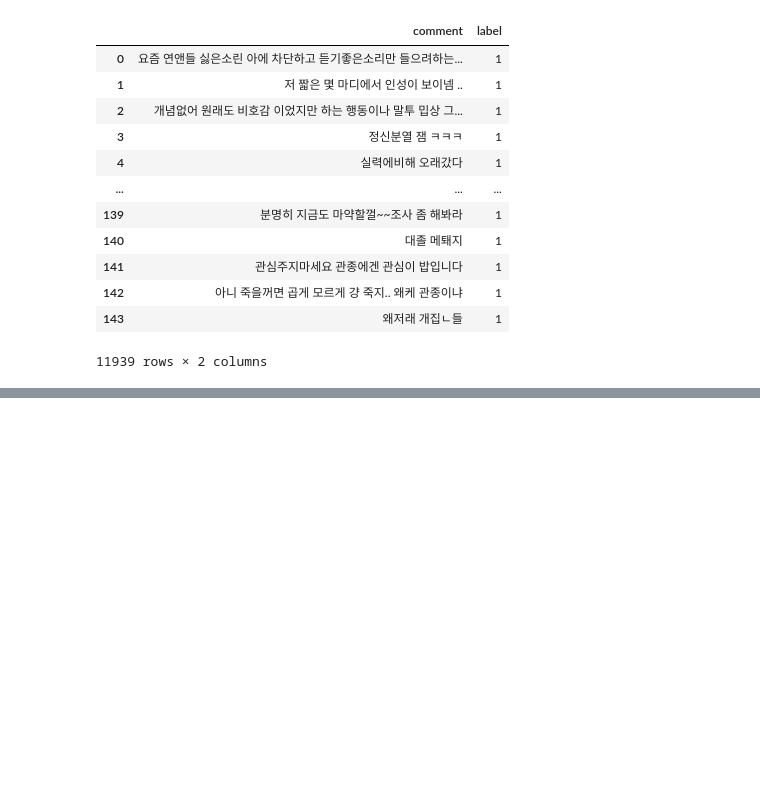
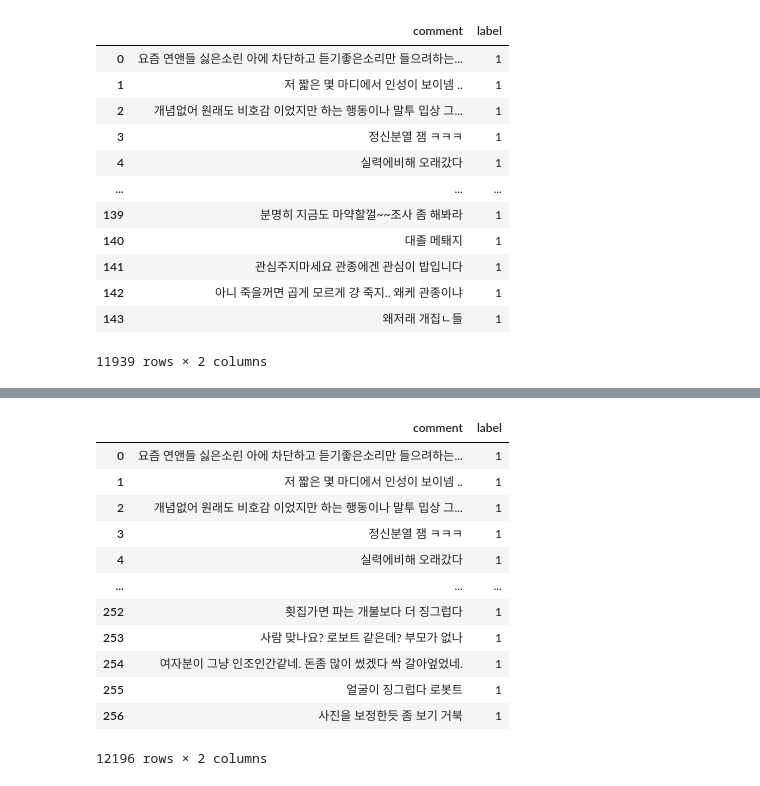
Before and after one commit to sooyeon-go/grad_project, a Jupyter notebook: comment_crawling_r/comment2_csv.ipynb, the cells around one changed output, grey strips where cells are left out. Cells and saved outputs as stored; diff of their text form; code cells hidden in the pictures; blank space fills up the shorter version.

```diff
--- a/comment_crawling_r/comment2_csv.ipynb
+++ b/comment_crawling_r/comment2_csv.ipynb
@@ -607,0 +649,17 @@ fi8
+# %%
+fi9 = fi8.append(dic10)
+fi9
+# %% [output]
+|  | comment | label |
+| 0 | 요즘 연앤들 싫은소린 아에 차단하고 듣기좋은소리만 들으려하는... | 1 |
+| 1 | 저 짧은 몇 마디에서 인성이 보이넴 .. | 1 |
+| 2 | 개념없어 원래도 비호감 이었지만 하는 행동이나 말투 밉상 그... | 1 |
+| 3 | 정신분열 잼 ㅋㅋㅋ | 1 |
+| 4 | 실력에비해 오래갔다 | 1 |
+| ... | ... | ... |
+| 252 | 횟집가면 파는 개불보다 더 징그럽다 | 1 |
+| 253 | 사람 맞나요? 로보트 같은데? 부모가 없나 | 1 |
+| 254 | 여자분이 그냥 인조인간같네. 돈좀 많이 썼겠다 싹 갈아엎었네. | 1 |
+| 255 | 얼굴이 징그럽다 로봇트 | 1 |
+| 256 | 사진을 보정한듯 좀 보기 거북 | 1 |
+12196 rows × 2 columns
```
Also changed, not shown: parts of 2 cells of this notebook.
